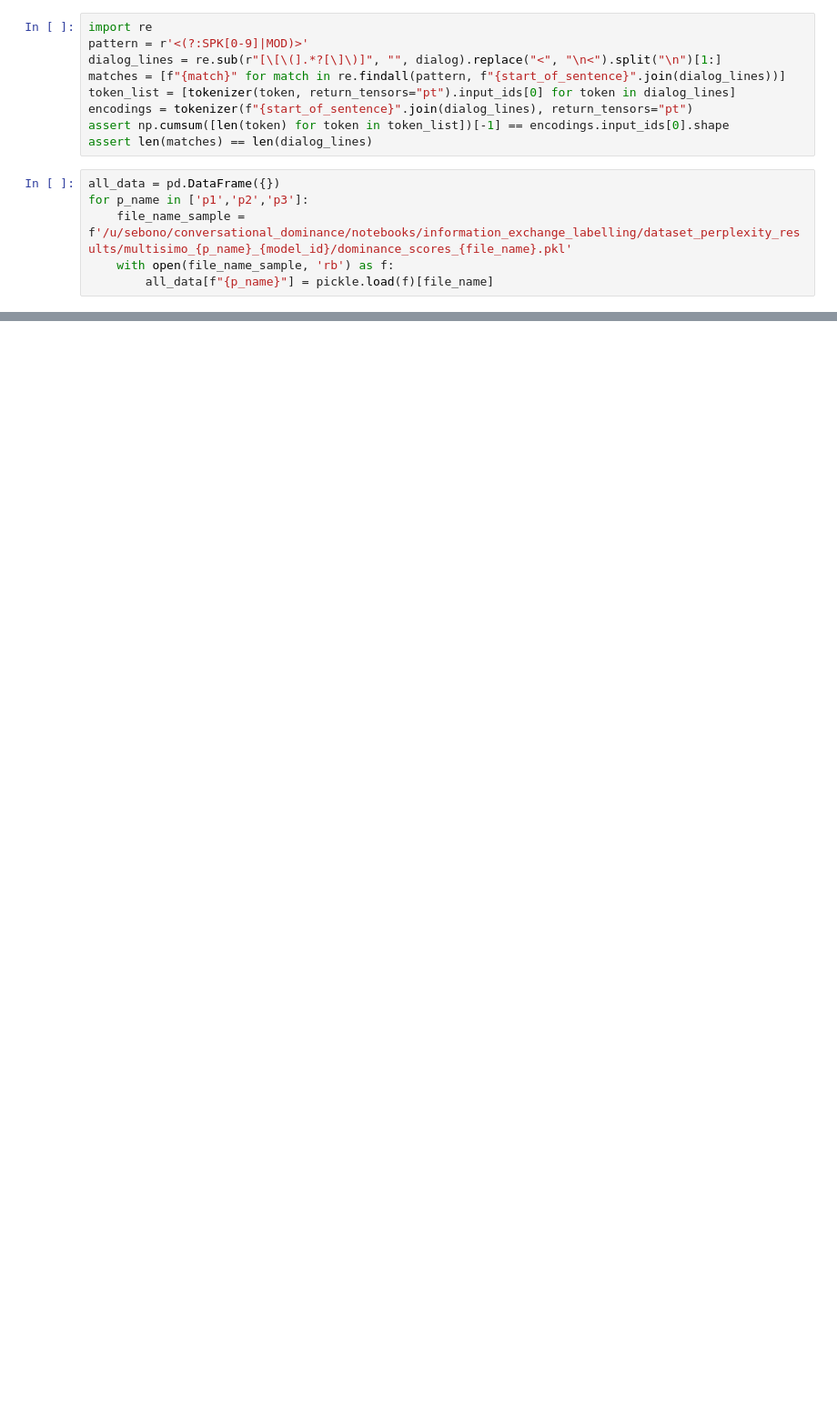
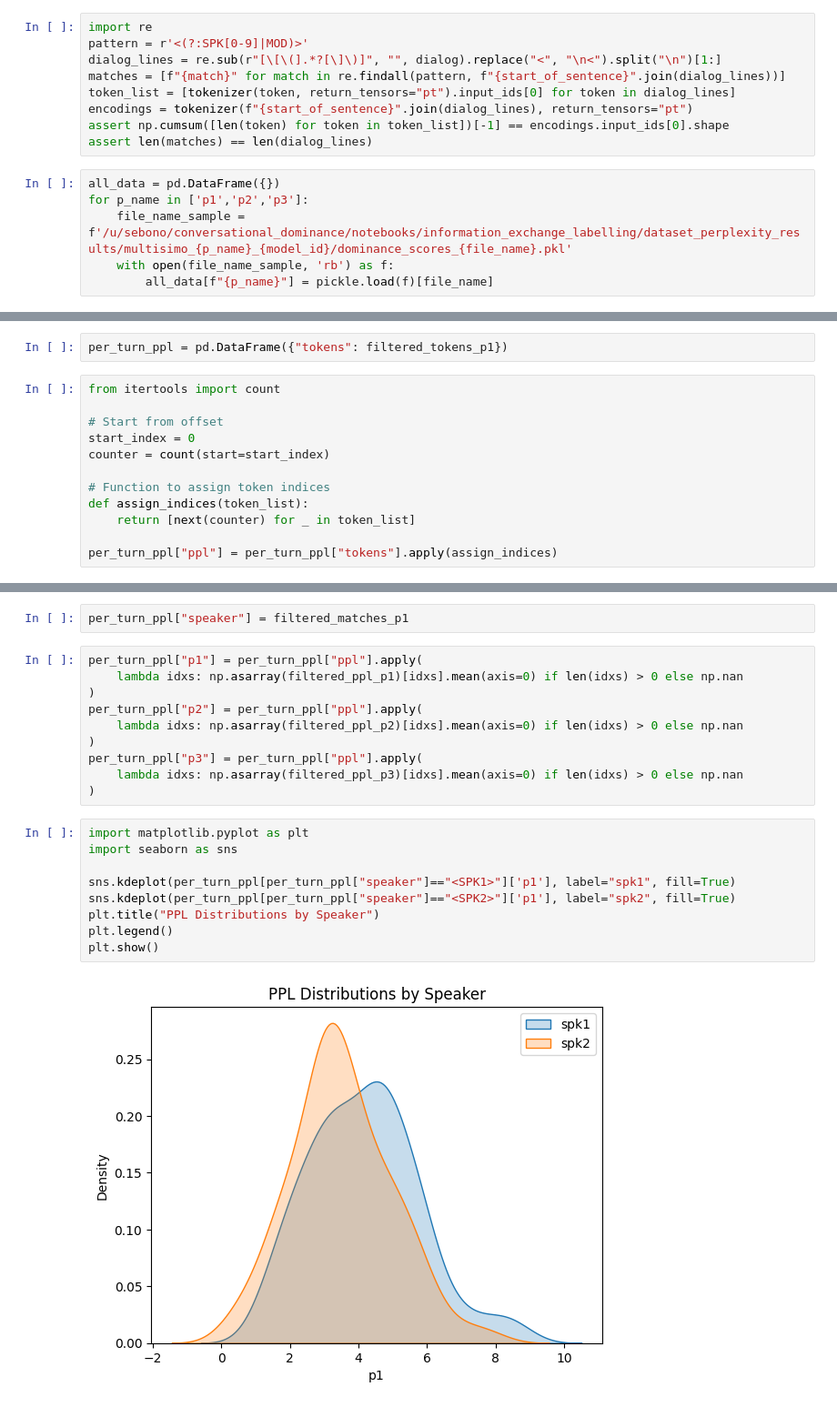
Before and after one commit to serenabono/conversational_dominance, a Jupyter notebook: notebooks/project_sentiments_multisimo.ipynb, the cells around one changed output, grey strips where cells are left out. Shown at 91% size. Saved outputs shown, nothing was run; the diff lists cells and outputs as text; blank space fills up the shorter version.

```diff
--- a/notebooks/project_sentiments_multisimo.ipynb
+++ b/notebooks/project_sentiments_multisimo.ipynb
@@ -277,0 +414,14 @@ corr, fig_corr, p, fig_p, fig_r = correlation_heatmap(col_1,col_1,all_data)
+# %%
+per_turn_ppl = pd.DataFrame({"tokens": filtered_tokens_p1})
+# %%
+from itertools import count
+
+# Start from offset
+start_index = 0
+counter = count(start=start_index)
+
+# Function to assign token indices
+def assign_indices(token_list):
+    return [next(counter) for _ in token_list]
+
+per_turn_ppl["ppl"] = per_turn_ppl["tokens"].apply(assign_indices)
@@ -277,0 +452,23 @@ corr, fig_corr, p, fig_p, fig_r = correlation_heatmap(col_1,col_1,all_data)
+# %%
+per_turn_ppl["speaker"] = filtered_matches_p1
+# %%
+per_turn_ppl["p1"] = per_turn_ppl["ppl"].apply(
+    lambda idxs: np.asarray(filtered_ppl_p1)[idxs].mean(axis=0) if len(idxs) > 0 else np.nan
+)
+per_turn_ppl["p2"] = per_turn_ppl["ppl"].apply(
+    lambda idxs: np.asarray(filtered_ppl_p2)[idxs].mean(axis=0) if len(idxs) > 0 else np.nan
+)
+per_turn_ppl["p3"] = per_turn_ppl["ppl"].apply(
+    lambda idxs: np.asarray(filtered_ppl_p3)[idxs].mean(axis=0) if len(idxs) > 0 else np.nan
+)
+# %%
+import matplotlib.pyplot as plt
+import seaborn as sns
+
+sns.kdeplot(per_turn_ppl[per_turn_ppl["speaker"]=="<SPK1>"]['p1'], label="spk1", fill=True)
+sns.kdeplot(per_turn_ppl[per_turn_ppl["speaker"]=="<SPK2>"]['p1'], label="spk2", fill=True)
+plt.title("PPL Distributions by Speaker")
+plt.legend()
+plt.show()
+# %% [output]
+[figure, added]
```
Also changed, not shown: parts of 51 cells of this notebook, 7 other files.
